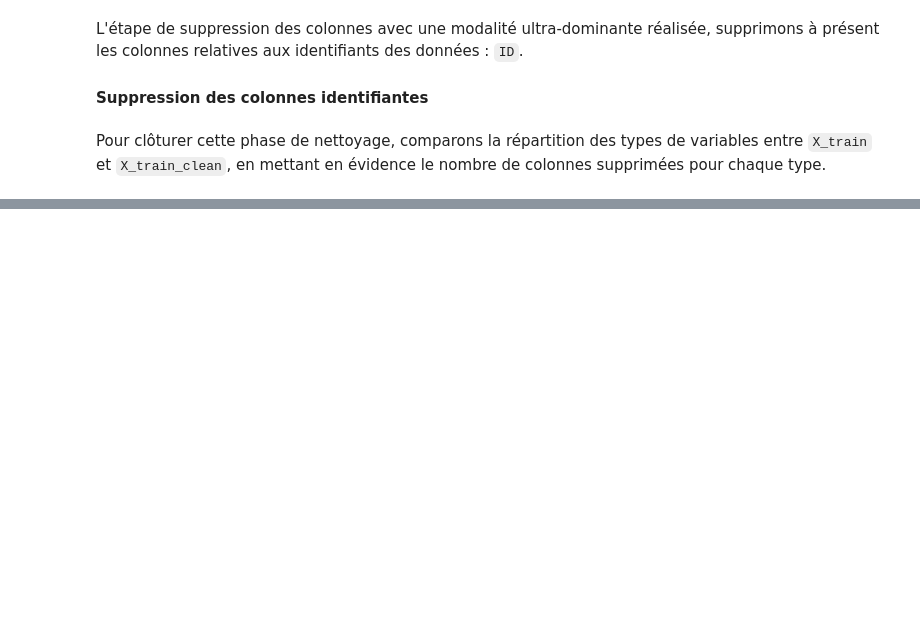
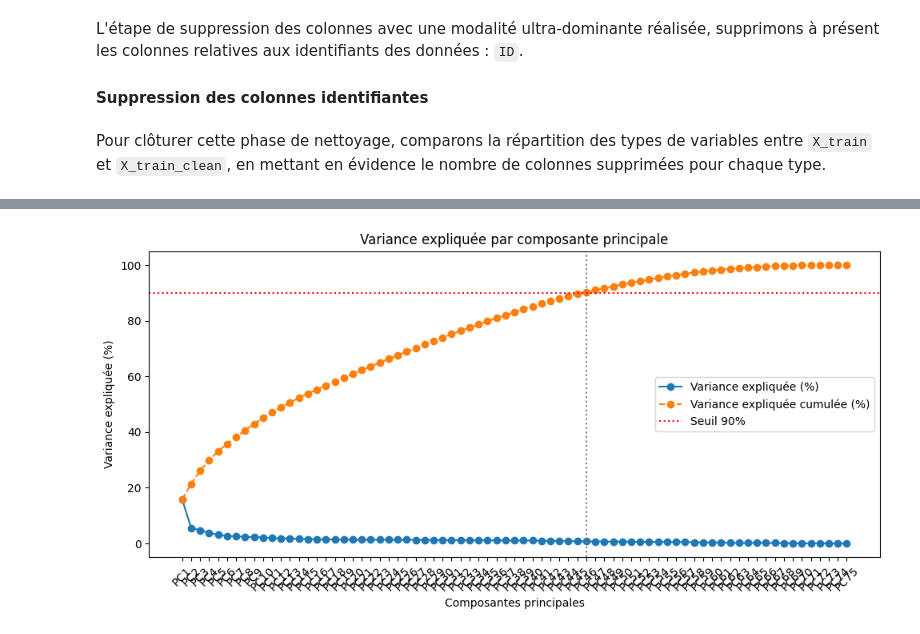
Before and after one commit to auduvignac/challengedata_ens_AssurPrime, a Jupyter notebook: notebooks/exploration/assurprime_modeling_workflow.ipynb, the cells around one changed output, grey strips where cells are left out. Drawn from its saved outputs; the diff is of its cells as text; code cells hidden in the pictures; blank space fills up the shorter version.

```diff
--- a/notebooks/exploration/assurprime_modeling_workflow.ipynb
+++ b/notebooks/exploration/assurprime_modeling_workflow.ipynb
@@ -1829,0 +2838,3 @@ Ce résultat nous offre plusieurs leviers d’analyse et d’optimisation :
+# %%
+# Remplacement des valeurs manquantes
+X_train_clean = fill_missing_with_min_minus_one(X_train_clean, verbose=True)
@@ -1829,0 +2912,3 @@ Ce résultat nous offre plusieurs leviers d’analyse et d’optimisation :
+# %%
+correlated_pairs_df = get_correlated_variable_pairs(X_train_clean)
+display_scrollable_df(correlated_pairs_df)
@@ -1829,0 +3054,9 @@ Ce résultat nous offre plusieurs leviers d’analyse et d’optimisation :
+# %%
+variables_to_drop, redundant_pairs = drop_highly_correlated_variables(
+    modalities_df
+)
+print("Paires de variables redondantes :")
+for var1, var2 in redundant_pairs:
+    print(f" - {var1} et {var2}")
+print("Variables à supprimer pour éviter la redondance :")
+print(variables_to_drop)
@@ -1829,0 +3138,2 @@ Ce résultat nous offre plusieurs leviers d’analyse et d’optimisation :
+# %%
+X_train_clean = X_train_clean.drop(columns=variables_to_drop)
@@ -1829,0 +3150,66 @@ Ce résultat nous offre plusieurs leviers d’analyse et d’optimisation :
+# %%
+# extraire les variables numériques restantes
+X_train_clean_pca = X_train_clean.select_dtypes(include=["number"])
+X_train_clean_pca_filled = X_train_clean_pca.copy()
+cols_with_nan = X_train_clean_pca.columns[
+    X_train_clean_pca.isna().any()
+].tolist()
+print("Colonnes avec valeurs manquantes :", cols_with_nan)
+# remplacement des valeurs manquantes par les modalités les plus risquées
+for col, value in risky_modalities.items():
+    if col in X_train_clean_pca.columns:
+        if X_train_clean_pca[col].isna().any():
+            print(f"Remplissage de la colonne {col} avec la valeur {value}.")
+            X_train_clean_pca_filled[col] = X_train_clean_pca[col].fillna(
+                value
+            )
+        else:
+            print(f"Colonne {col} déjà remplie, aucune action nécessaire.")
+    else:
+        print(
+            f"Colonne {col} non trouvée dans les données, remplissage ignoré."
+        )
+# PCA
+X_scaled = StandardScaler().fit_transform(X_train_clean_pca_filled)
+pca = PCA(random_state=42)
+X_pca = pca.fit_transform(X_scaled)
+
+# Labels des composantes principales
+pc_labels = [
+    f"PC{i}" for i in range(1, len(pca.explained_variance_ratio_) + 1)
+]
+
+# Données : pourcentage de variance expliquée
+explained_var = pca.explained_variance_ratio_ * 100  # en pourcentage
+cumulative_var = np.cumsum(explained_var)
+
+# Déterminer le nombre de composantes pour atteindre 95%
+threshold = 90
+nb_components = np.argmax(cumulative_var >= threshold) + 1
+
+# Affichage
+fig, ax = plt.subplots(figsize=(10, 5))
+
+# Tracer les points pour la variance expliquée
+ax.plot(pc_labels, explained_var, "o-", label="Variance expliquée (%)")
+
+# Tracer les points pour la variance cumulée
+ax.plot(
+    pc_labels, cumulative_var, "o--", label="Variance expliquée cumulée (%)"
+)
+
+# Ligne pointillée à 90%
+ax.axhline(y=threshold, color="red", linestyle="dotted", label="Seuil 90%")
+
+# Ligne verticale au nombre de composantes nécessaires pour 95%
+ax.axvline(x=pc_labels[nb_components - 1], color="gray", linestyle="dotted")
+
+# Titre et étiquettes
+ax.set_title("Variance expliquée par composante principale")
+ax.set_xlabel("Composantes principales")
+ax.set_ylabel("Variance expliquée (%)")
+plt.xticks(rotation=45)
+plt.legend()
+plt.tight_layout()
+plt.show()
+# %% [output]
@@ -1829,0 +3233 @@ Ce résultat nous offre plusieurs leviers d’analyse et d’optimisation :
+[figure, added]
```
Also changed, not shown: parts of 308 cells of this notebook.
